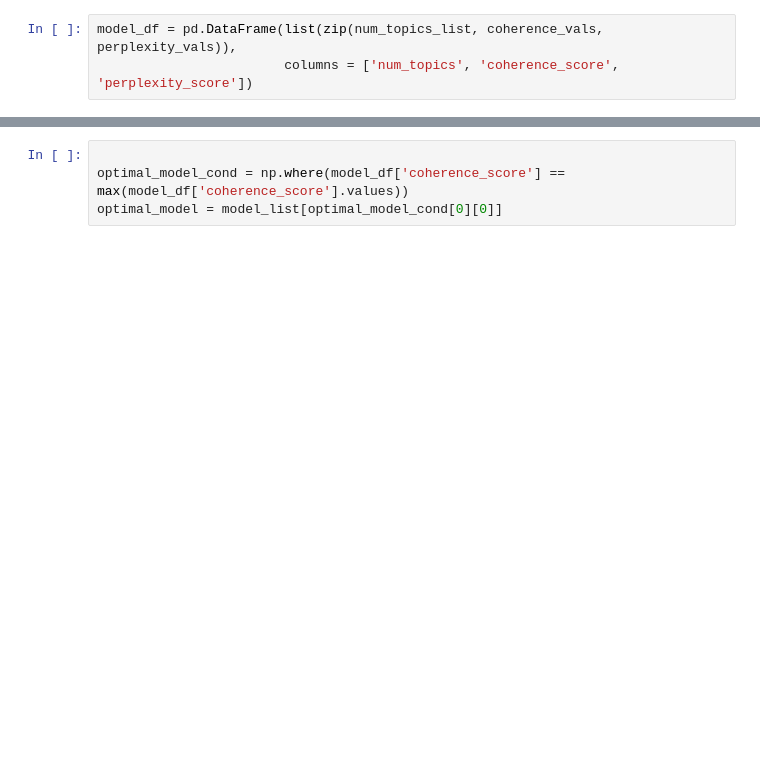
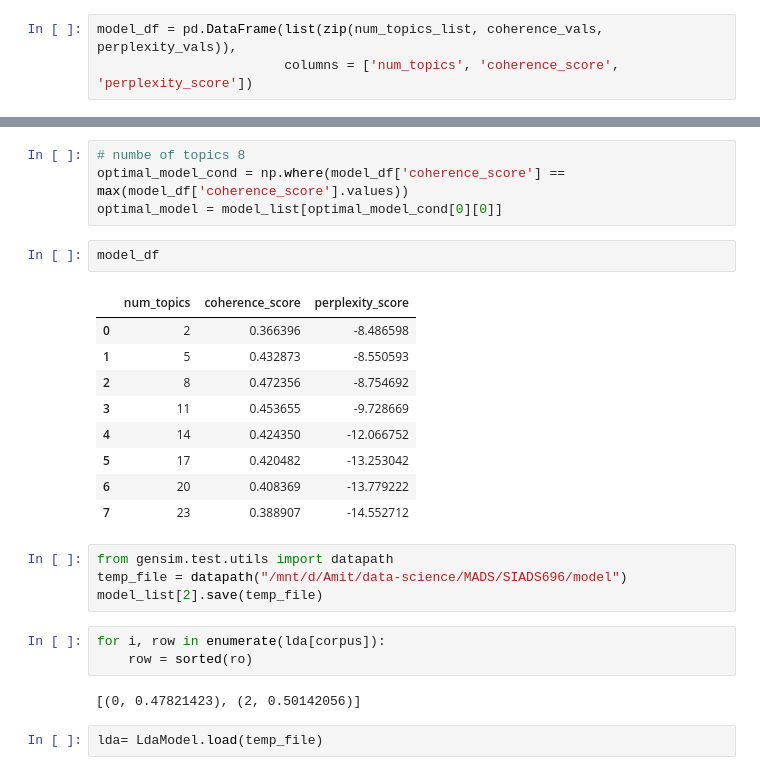
Before and after one commit to amitj1jan/MileStone-II-MADS-at-UM, a Jupyter notebook: TopicModeling_Gensim.ipynb, the cells around one changed output, grey strips where cells are left out. Saved outputs shown, nothing was run; the diff lists cells and outputs as text; blank space fills up the shorter version.

```diff
--- a/TopicModeling_Gensim.ipynb
+++ b/TopicModeling_Gensim.ipynb
@@ -258,6 +242,29 @@ point = base_chart.mark_point(color='orange', size=50).encode(
 # %% [output]
 [interactive output not drawn]
 # %%
-
+# numbe of topics 8
 optimal_model_cond = np.where(model_df['coherence_score'] == max(model_df['coherence_score'].values))
 optimal_model = model_list[optimal_model_cond[0][0]]
+# %%
+model_df
+# %% [output]
+|  | num_topics | coherence_score | perplexity_score |
+| 0 | 2 | 0.366396 | -8.486598 |
+| 1 | 5 | 0.432873 | -8.550593 |
+| 2 | 8 | 0.472356 | -8.754692 |
+| 3 | 11 | 0.453655 | -9.728669 |
+| 4 | 14 | 0.424350 | -12.066752 |
+| 5 | 17 | 0.420482 | -13.253042 |
+| 6 | 20 | 0.408369 | -13.779222 |
+| 7 | 23 | 0.388907 | -14.552712 |
+# %%
+from gensim.test.utils import datapath
+temp_file = datapath("/mnt/d/Amit/data-science/MADS/SIADS696/model")
+model_list[2].save(temp_file)
+# %%
+for i, row in enumerate(lda[corpus]):
+    row = sorted(ro)
+# %% [output]
+[(0, 0.47821423), (2, 0.50142056)]
+# %%
+lda= LdaModel.load(temp_file)
```
Also changed, not shown: parts of 31 cells of this notebook, 2 other files.
